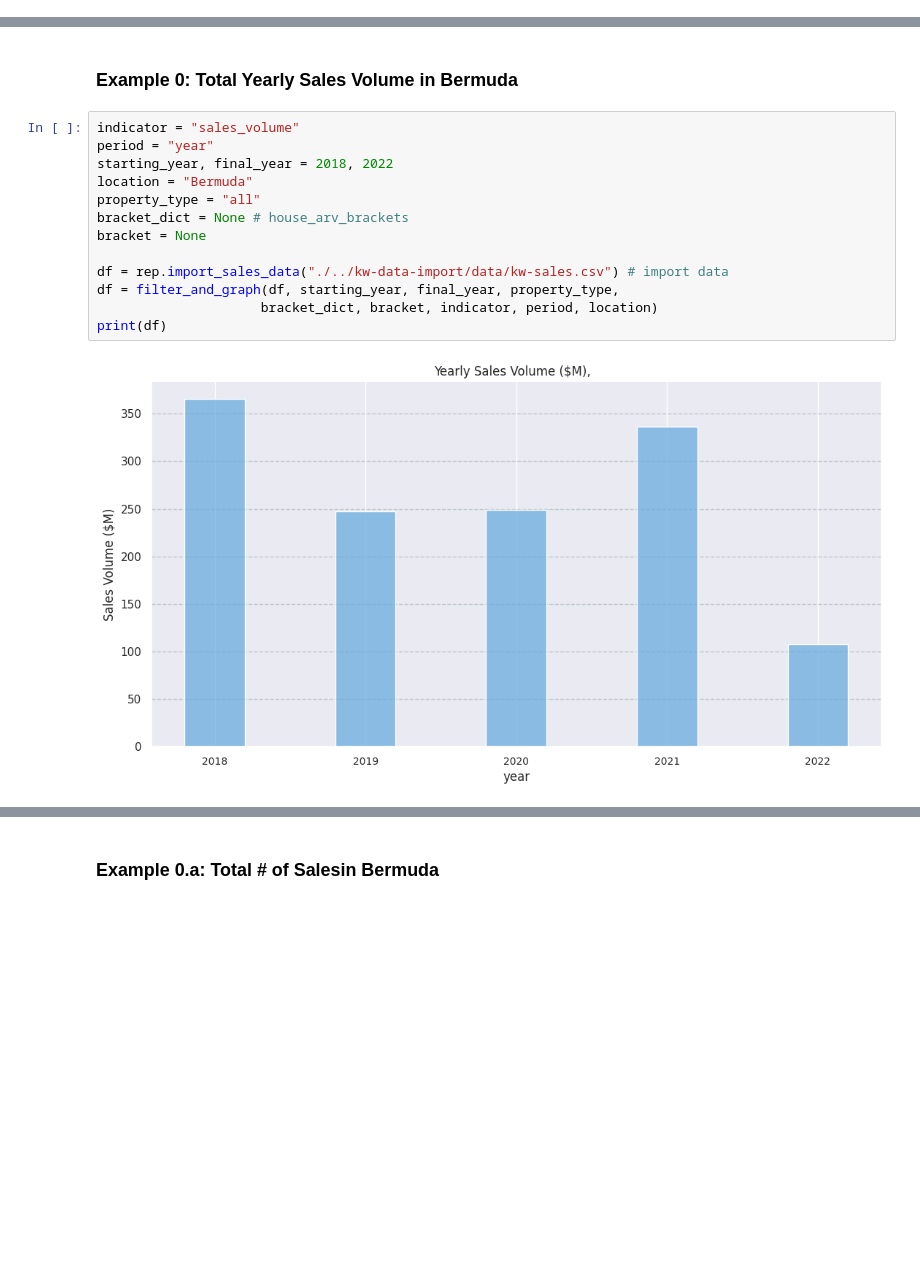
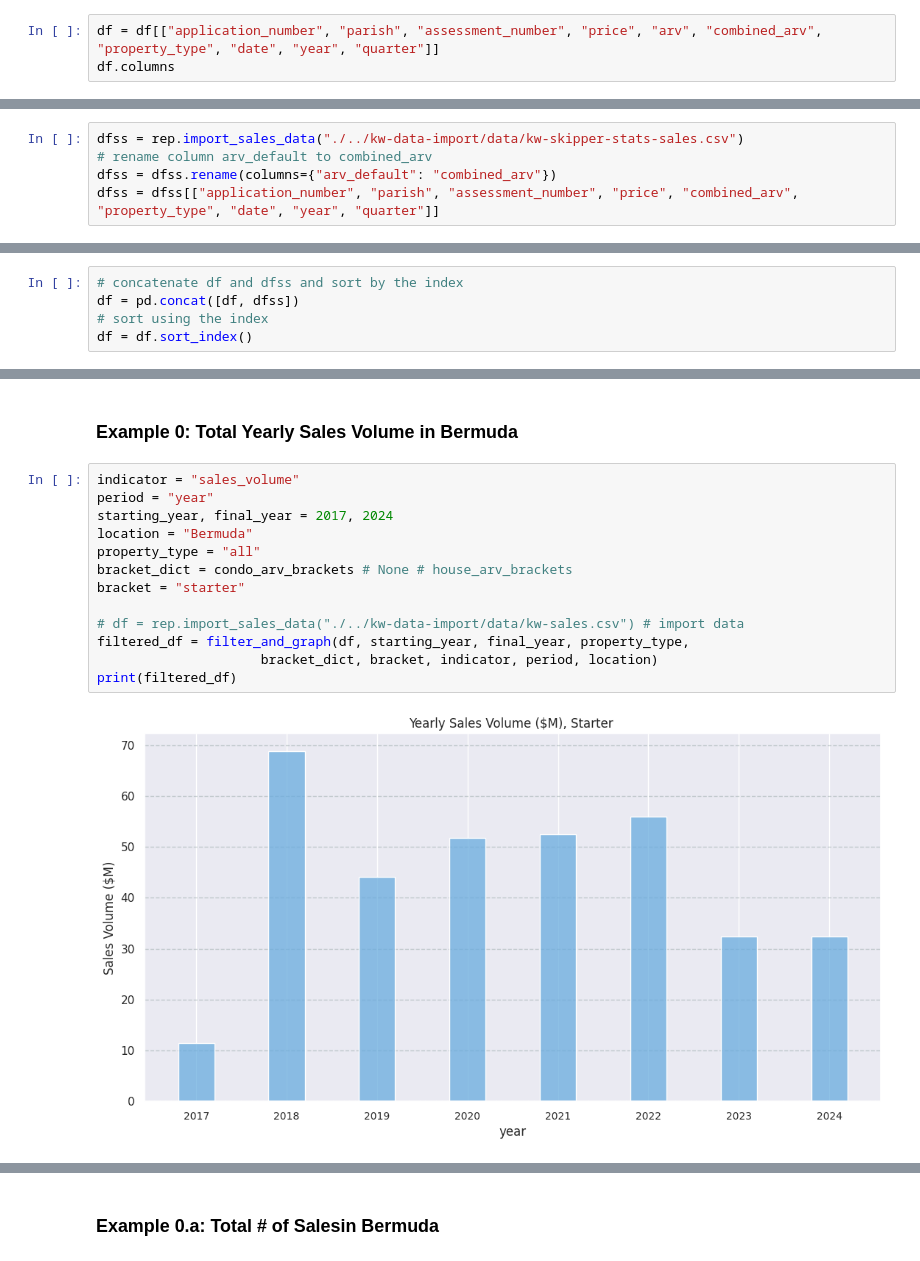
Before and after one commit to bermuda-automation/kw-data-reports, a Jupyter notebook: reports_data_and_graphs.ipynb, the cells around one changed output, grey strips where cells are left out. Saved outputs shown, nothing was run; the diff lists cells and outputs as text; blank space fills up the shorter version.

Commit message:
using two data sources

```diff
--- a/reports_data_and_graphs.ipynb
+++ b/reports_data_and_graphs.ipynb
@@ -175,3 +175,6 @@ def filter_and_graph(df, starting_year, final_year, property_type,
 Import and prepare data to display quarters and years when needed
 # %%
 df = rep.import_sales_data("./../kw-data-import/data/kw-sales.csv")
+# %%
+df = df[["application_number", "parish", "assessment_number", "price", "arv", "combined_arv", "property_type", "date", "year", "quarter"]]
+df.columns
@@ -177,0 +185,5 @@ df = rep.import_sales_data("./../kw-data-import/data/kw-sales.csv")
+# %%
+dfss = rep.import_sales_data("./../kw-data-import/data/kw-skipper-stats-sales.csv")
+# rename column arv_default to combined_arv
+dfss = dfss.rename(columns={"arv_default": "combined_arv"})
+dfss = dfss[["application_number", "parish", "assessment_number", "price", "combined_arv", "property_type", "date", "year", "quarter"]]
@@ -177,0 +195,5 @@ df = rep.import_sales_data("./../kw-data-import/data/kw-sales.csv")
+# %%
+# concatenate df and dfss and sort by the index
+df = pd.concat([df, dfss])
+# sort using the index
+df = df.sort_index()
@@ -182,16 +211,16 @@ df = rep.import_sales_data("./../kw-data-import/data/kw-sales.csv")
 # %%
 indicator = "sales_volume"
 period = "year"
-starting_year, final_year = 2018, 2022
+starting_year, final_year = 2017, 2024
 location = "Bermuda"
 property_type = "all"
-bracket_dict = None # house_arv_brackets
-bracket = None
+bracket_dict = condo_arv_brackets # None # house_arv_brackets
+bracket = "starter"
 
-df = rep.import_sales_data("./../kw-data-import/data/kw-sales.csv") # import data
-df = filter_and_graph(df, starting_year, final_year, property_type,
+# df = rep.import_sales_data("./../kw-data-import/data/kw-sales.csv") # import data
+filtered_df = filter_and_graph(df, starting_year, final_year, property_type,
                      bracket_dict, bracket, indicator, period, location)
-print(df)
+print(filtered_df)
 # %% [output]
-[figure, old version]
+[figure, new version]
 year
```
Also changed, not shown: parts of 40 cells of this notebook, 1 other file.
